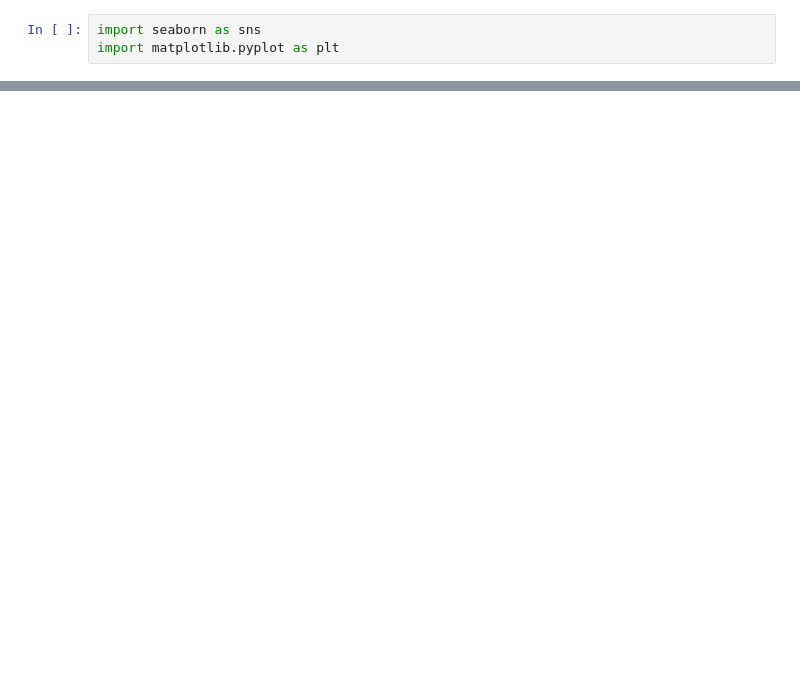
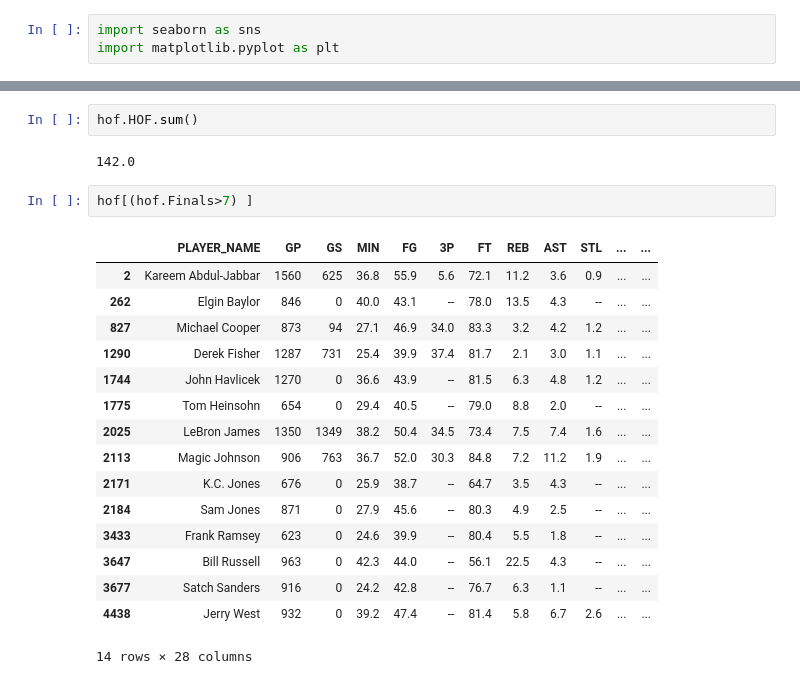
Before and after one commit to Kfirul/NBA-Hall-Of-Fame, a Jupyter notebook: NBA - HOF project.ipynb, the cells around one changed output, grey strips where cells are left out. Drawn from its saved outputs; the diff is of its cells as text; blank space fills up the shorter version.

```diff
--- a/NBA - HOF project.ipynb
+++ b/NBA - HOF project.ipynb
@@ -113,0 +108,23 @@ Text(0.5, 1.0, 'Data separate by Hall of fame memebership or not count')
+# %%
+hof.HOF.sum()
+# %% [output]
+142.0
+# %%
+hof[(hof.Finals>7) ]
+# %% [output]
+|  | PLAYER_NAME | GP | GS | MIN | FG | 3P | FT | REB | AST | STL | ... | ... |
+| 2 | Kareem Abdul-Jabbar | 1560 | 625 | 36.8 | 55.9 | 5.6 | 72.1 | 11.2 | 3.6 | 0.9 | ... | ... |
+| 262 | Elgin Baylor | 846 | 0 | 40.0 | 43.1 | -- | 78.0 | 13.5 | 4.3 | -- | ... | ... |
+| 827 | Michael Cooper | 873 | 94 | 27.1 | 46.9 | 34.0 | 83.3 | 3.2 | 4.2 | 1.2 | ... | ... |
+| 1290 | Derek Fisher | 1287 | 731 | 25.4 | 39.9 | 37.4 | 81.7 | 2.1 | 3.0 | 1.1 | ... | ... |
+| 1744 | John Havlicek | 1270 | 0 | 36.6 | 43.9 | -- | 81.5 | 6.3 | 4.8 | 1.2 | ... | ... |
+| 1775 | Tom Heinsohn | 654 | 0 | 29.4 | 40.5 | -- | 79.0 | 8.8 | 2.0 | -- | ... | ... |
+| 2025 | LeBron James | 1350 | 1349 | 38.2 | 50.4 | 34.5 | 73.4 | 7.5 | 7.4 | 1.6 | ... | ... |
+| 2113 | Magic Johnson | 906 | 763 | 36.7 | 52.0 | 30.3 | 84.8 | 7.2 | 11.2 | 1.9 | ... | ... |
+| 2171 | K.C. Jones | 676 | 0 | 25.9 | 38.7 | -- | 64.7 | 3.5 | 4.3 | -- | ... | ... |
+| 2184 | Sam Jones | 871 | 0 | 27.9 | 45.6 | -- | 80.3 | 4.9 | 2.5 | -- | ... | ... |
+| 3433 | Frank Ramsey | 623 | 0 | 24.6 | 39.9 | -- | 80.4 | 5.5 | 1.8 | -- | ... | ... |
+| 3647 | Bill Russell | 963 | 0 | 42.3 | 44.0 | -- | 56.1 | 22.5 | 4.3 | -- | ... | ... |
+| 3677 | Satch Sanders | 916 | 0 | 24.2 | 42.8 | -- | 76.7 | 6.3 | 1.1 | -- | ... | ... |
+| 4438 | Jerry West | 932 | 0 | 39.2 | 47.4 | -- | 81.4 | 5.8 | 6.7 | 2.6 | ... | ... |
+14 rows × 28 columns
```
Also changed, not shown: parts of 14 cells of this notebook.
